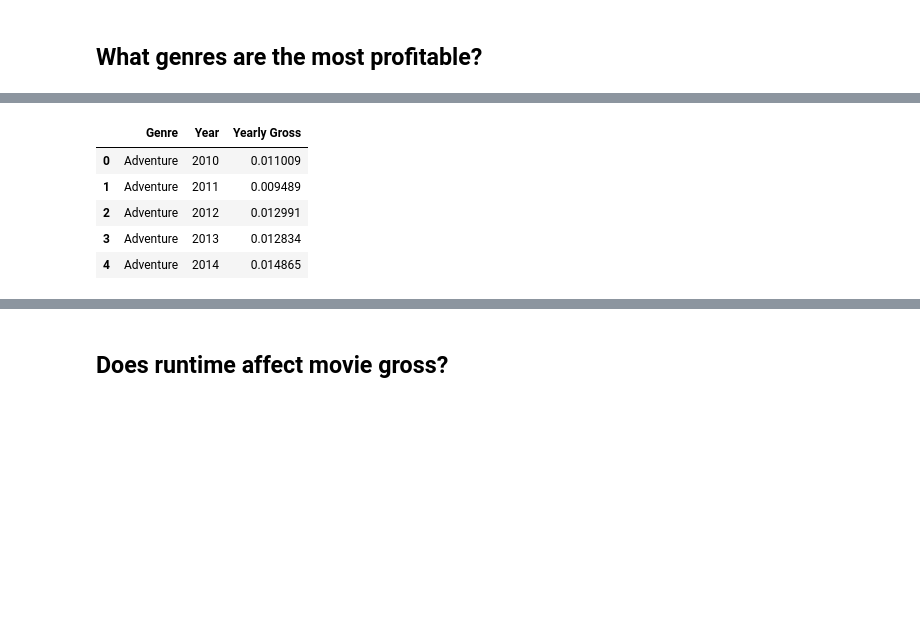
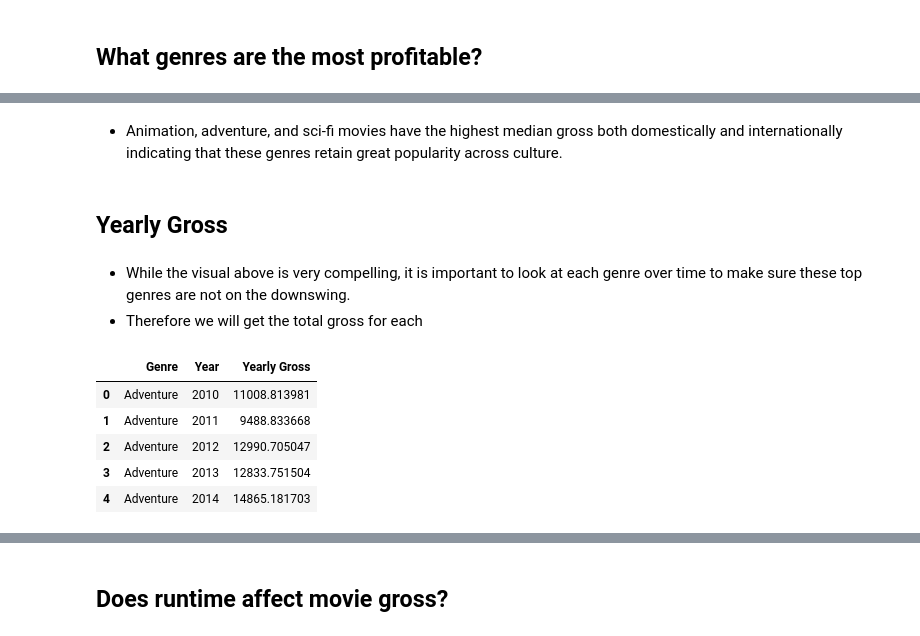
Before and after one commit to charlottebasch/A-Visual-Exploration-of-Movie-Profit-Trends, a Jupyter notebook: student.ipynb, the cells around one changed output, grey strips where cells are left out. Saved outputs shown, nothing was run; the diff lists cells and outputs as text; code cells hidden in the pictures; blank space fills up the shorter version.

```diff
--- a/student.ipynb
+++ b/student.ipynb
@@ -352,27 +338,41 @@ plt.show()
+# %% [markdown]
+- Animation, adventure, and sci-fi movies have the highest median gross both domestically and internationally indicating that these genres retain great popularity across culture.
+# %% [markdown]
+## Yearly Gross
+# %% [markdown]
+- While the visual above is very compelling, it is important to look at each genre over time to make sure these top genres are not on the downswing.
+- Therefore we will get the total gross for each
 # %%
-#Generate the yearly total for each genre based on year
+#Get a list of all years
+years = list(movies["year"].value_counts().index)
+
+#Sort the years
+years.sort()
+
+#Generate the total by genre for each year
 genre_cols = []
 year_cols = []
 yearly_total_cols = []
 for genre in genres_list:
     for year in years:
-        yearly_total = movies[(movies[genre] == True) & (movies["year"] == year)]["worldwide_gross"].sum()/1000000
+        #We
+        yearly_total = movies[(movies[genre] == True) & (movies["year"] == year)]["worldwide_gross"].sum()
         genre_cols.append(genre)
         year_cols.append(year)
         yearly_total_cols.append(yearly_total)
 
 #Create a new dataframe based on the yearly data
 yearly_gross = pd.DataFrame(list(zip(genre_cols, year_cols, yearly_total_cols)),
                                 columns=["Genre", "Year", "Yearly Gross"])
 
 display(yearly_gross.head())
 # %% [output]
 |  | Genre | Year | Yearly Gross |
-| 0 | Adventure | 2010 | 0.011009 |
-| 1 | Adventure | 2011 | 0.009489 |
-| 2 | Adventure | 2012 | 0.012991 |
-| 3 | Adventure | 2013 | 0.012834 |
-| 4 | Adventure | 2014 | 0.014865 |
+| 0 | Adventure | 2010 | 11008.813981 |
+| 1 | Adventure | 2011 | 9488.833668 |
+| 2 | Adventure | 2012 | 12990.705047 |
+| 3 | Adventure | 2013 | 12833.751504 |
+| 4 | Adventure | 2014 | 14865.181703 |
 # %%
 #Create a plot for each genre showing yearly gross for the stated years
 g = sns.lmplot(x="Year", y="Yearly Gross", col="Genre", hue="Genre", data=yearly_gross,
```
Also changed, not shown: parts of 20 cells of this notebook.
